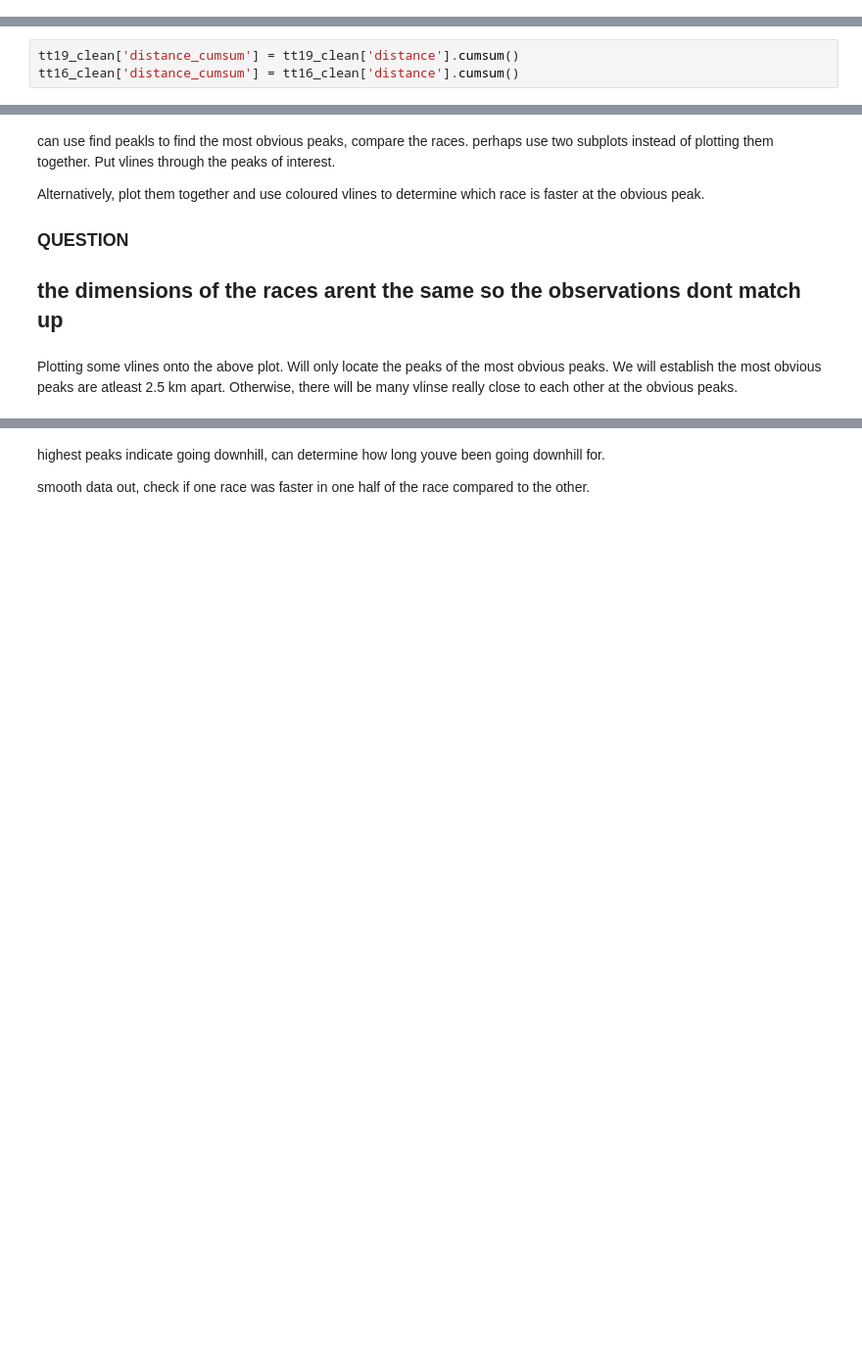
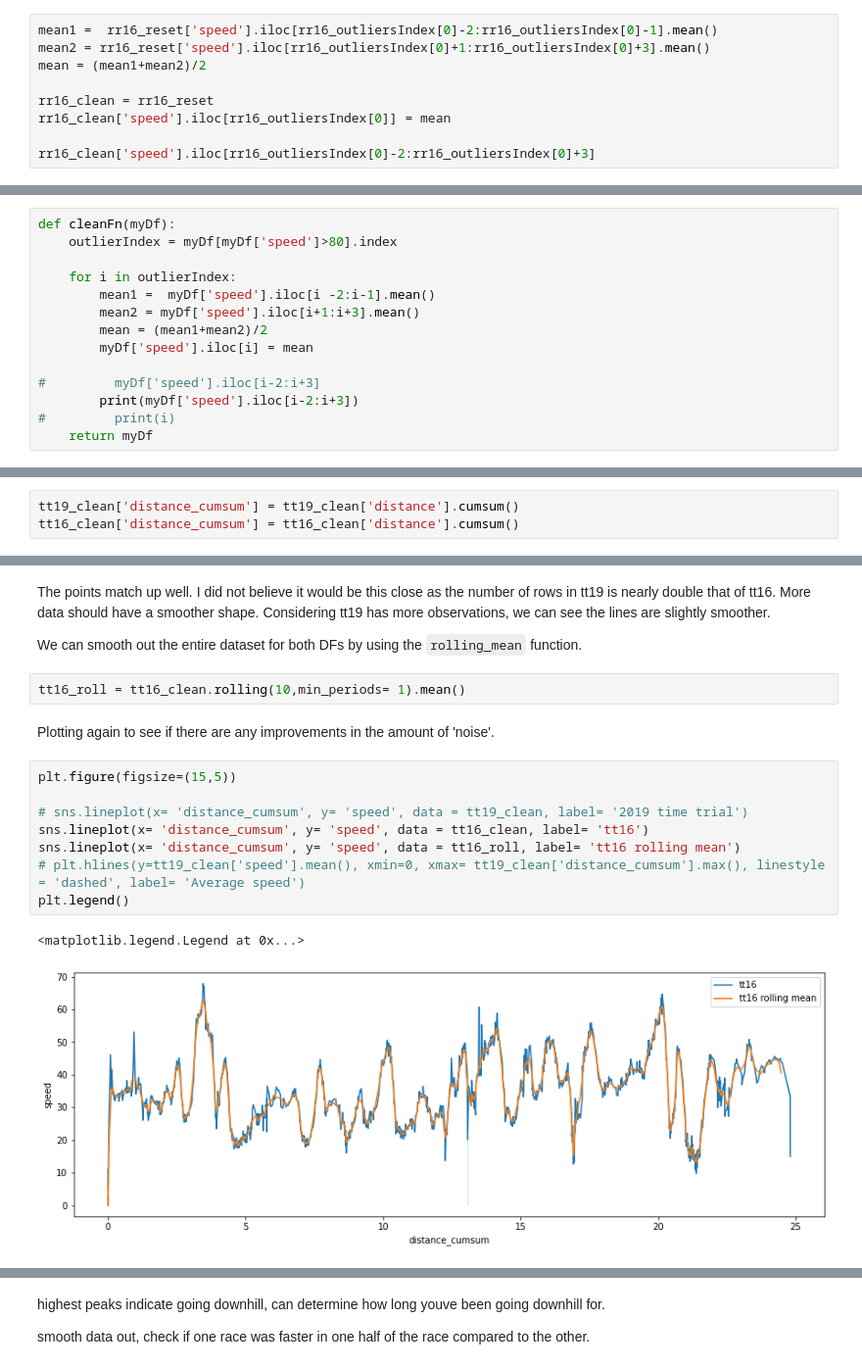
Before and after one commit to MQCOMP2200-S2-2021/Data-Science-Labs, a Jupyter notebook: Portfolio 1.ipynb, the cells around one changed output, grey strips where cells are left out. Shown at 98% size. Drawn from its saved outputs; the diff is of its cells as text; blank space fills up the shorter version.

```diff
--- a/Portfolio 1.ipynb
+++ b/Portfolio 1.ipynb
@@ -512,0 +566,9 @@ What if we try to remove outliers in speed with the rolling mean function? we sh
+# %%
+mean1 =  rr16_reset['speed'].iloc[rr16_outliersIndex[0]-2:rr16_outliersIndex[0]-1].mean()
+mean2 = rr16_reset['speed'].iloc[rr16_outliersIndex[0]+1:rr16_outliersIndex[0]+3].mean()
+mean = (mean1+mean2)/2
+
+rr16_clean = rr16_reset
+rr16_clean['speed'].iloc[rr16_outliersIndex[0]] = mean
+
+rr16_clean['speed'].iloc[rr16_outliersIndex[0]-2:rr16_outliersIndex[0]+3]
@@ -512,0 +613,14 @@ What if we try to remove outliers in speed with the rolling mean function? we sh
+# %%
+def cleanFn(myDf):
+    outlierIndex = myDf[myDf['speed']>80].index
+
+    for i in outlierIndex:
+        mean1 =  myDf['speed'].iloc[i -2:i-1].mean()
+        mean2 = myDf['speed'].iloc[i+1:i+3].mean()
+        mean = (mean1+mean2)/2
+        myDf['speed'].iloc[i] = mean
+
+#         myDf['speed'].iloc[i-2:i+3]
+        print(myDf['speed'].iloc[i-2:i+3])
+#         print(i)
+    return myDf
@@ -953,10 +789,19 @@ tt19_clean['timedelta'].mean()
-# %% [markdown]
-can use find peakls to find the most obvious peaks, compare the races. perhaps use two subplots instead of plotting them together. Put vlines through the peaks of interest.
-
-Alternatively, plot them together and use coloured vlines to determine which race is faster at the obvious peak.
-
-### QUESTION
-the dimensions of the races arent the same so the observations dont match up
--
-# %% [markdown]
-Plotting some vlines onto the above plot. Will only locate the peaks of the most obvious peaks. We will establish the most obvious peaks are atleast 2.5 km apart. Otherwise, there will be many vlinse really close to each other at the obvious peaks.
+# %% [markdown]
+The points match up well. I did not believe it would be this close as the number of rows in tt19 is nearly double that of tt16. More data should have a smoother shape. Considering tt19 has more observations, we can see the lines are slightly smoother.
+
+We can smooth out the entire dataset for both DFs by using the `rolling_mean` function.
+# %%
+tt16_roll = tt16_clean.rolling(10,min_periods= 1).mean()
+# %% [markdown]
+Plotting again to see if there are any improvements in the amount of 'noise'.
+# %%
+plt.figure(figsize=(15,5))
+
+# sns.lineplot(x= 'distance_cumsum', y= 'speed', data = tt19_clean, label= '2019 time trial')
+sns.lineplot(x= 'distance_cumsum', y= 'speed', data = tt16_clean, label= 'tt16')
+sns.lineplot(x= 'distance_cumsum', y= 'speed', data = tt16_roll, label= 'tt16 rolling mean')
+# plt.hlines(y=tt19_clean['speed'].mean(), xmin=0, xmax= tt19_clean['distance_cumsum'].max(), linestyle = 'dashed', label= 'Average speed')
+plt.legend()
+# %% [output]
+<matplotlib.legend.Legend at 0x...>
+[figure, added]
```
Also changed, not shown: parts of 142 cells of this notebook.
